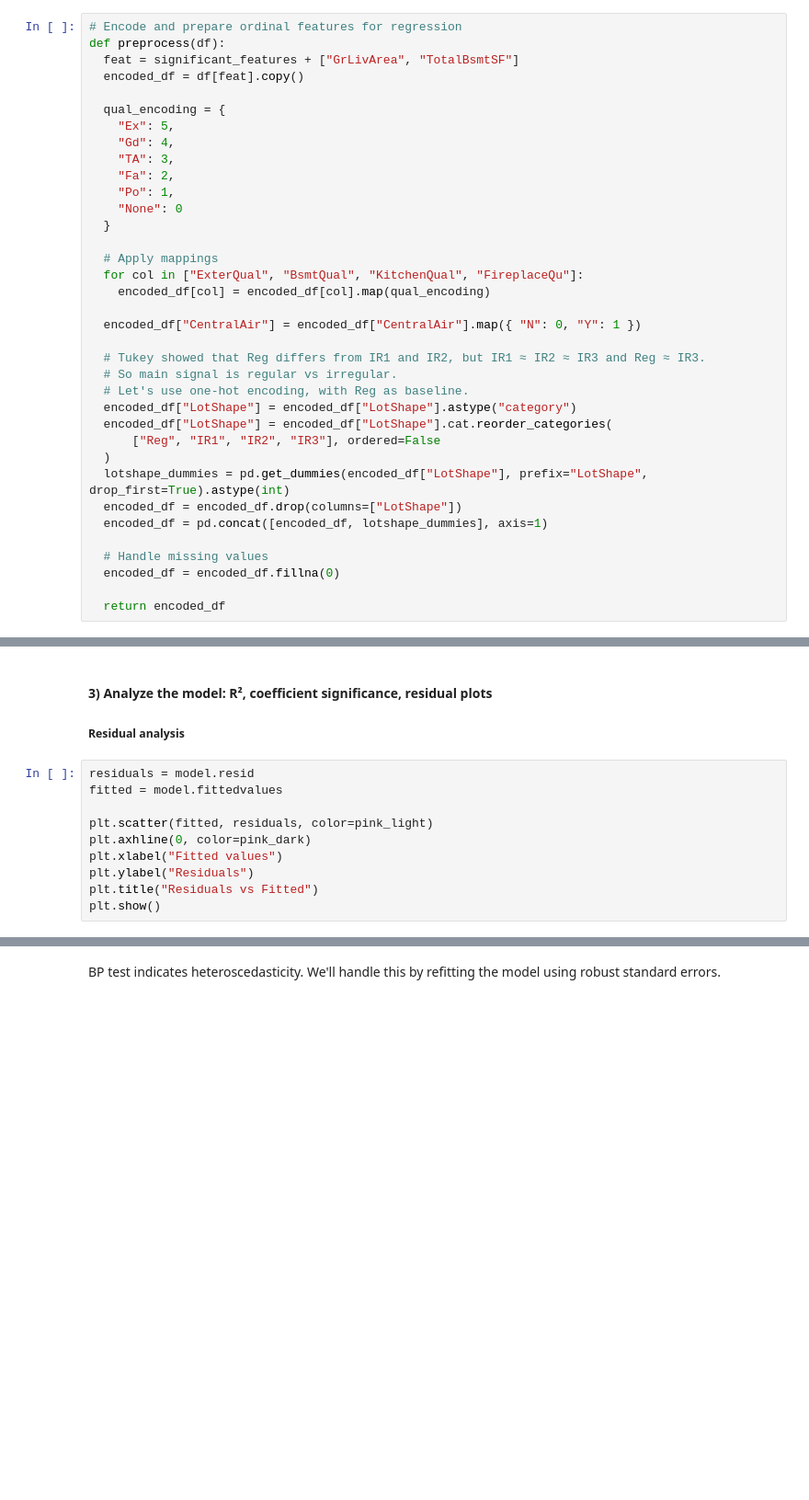
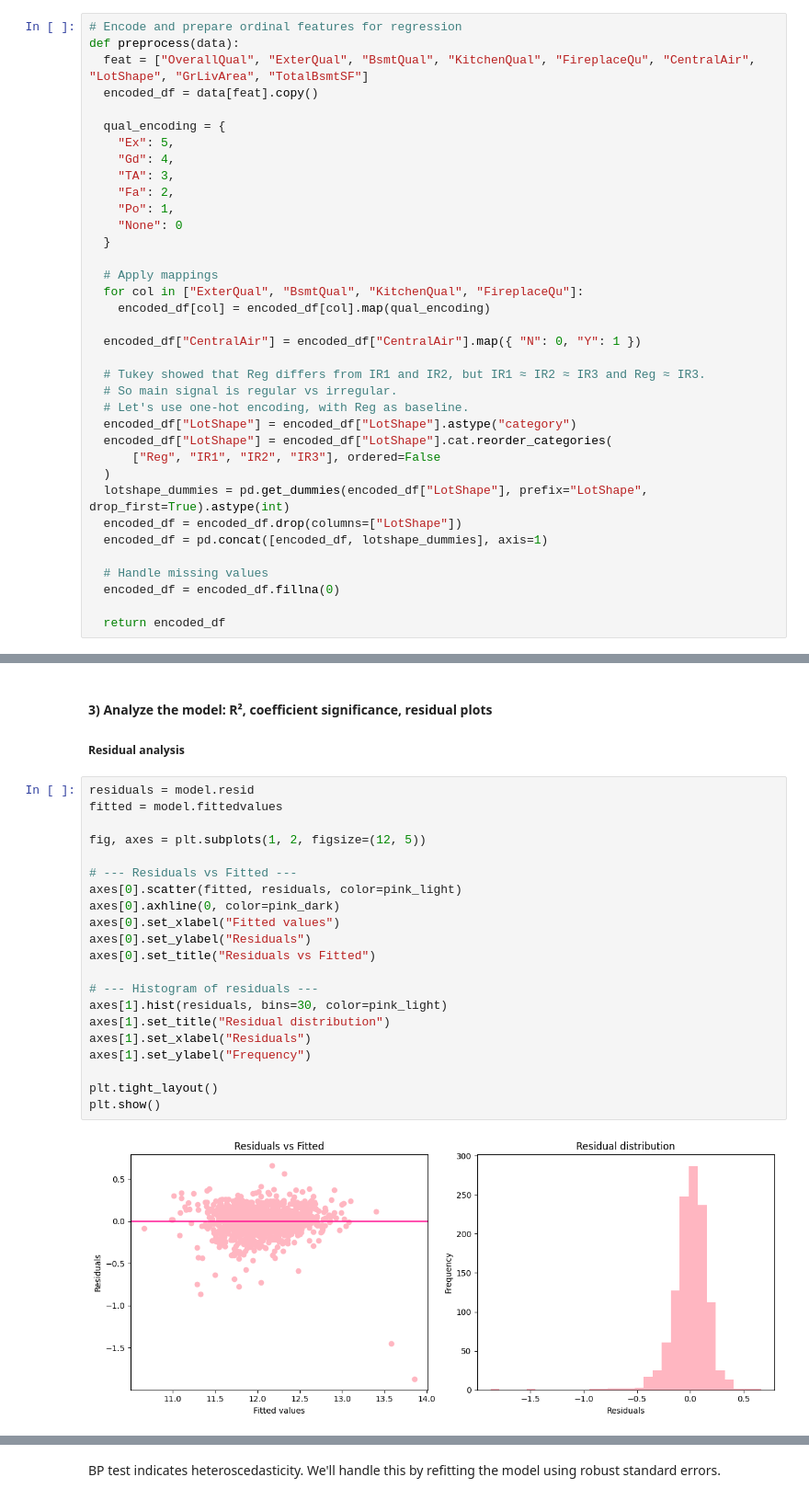
Before and after one commit to em-cd/cstats-project, a Jupyter notebook: project_STUDENTID.ipynb, the cells around one changed output, grey strips where cells are left out. Shown at 92% size. Saved outputs shown, nothing was run; the diff lists cells and outputs as text; blank space fills up the shorter version.

```diff
--- a/project_STUDENTID.ipynb
+++ b/project_STUDENTID.ipynb
@@ -916,9 +1182,9 @@ train_df, test_df = train_test_split(df, test_size=0.2, random_state=42)
 #### 1) Encode ordinal features numerically (map quality levels to integers)
 # %%
 # Encode and prepare ordinal features for regression
-def preprocess(df):
-  feat = significant_features + ["GrLivArea", "TotalBsmtSF"]
-  encoded_df = df[feat].copy()
+def preprocess(data):
+  feat = ["OverallQual", "ExterQual", "BsmtQual", "KitchenQual", "FireplaceQu", "CentralAir", "LotShape", "GrLivArea", "TotalBsmtSF"]
+  encoded_df = data[feat].copy()
 
   qual_encoding = {
     "Ex": 5,
@@ -967,10 +1251,23 @@ print(model.summary())
 # %%
 residuals = model.resid
 fitted = model.fittedvalues
 
-plt.scatter(fitted, residuals, color=pink_light)
-plt.axhline(0, color=pink_dark)
-plt.xlabel("Fitted values")
-plt.ylabel("Residuals")
-plt.title("Residuals vs Fitted")
+fig, axes = plt.subplots(1, 2, figsize=(12, 5))
+
+# --- Residuals vs Fitted ---
+axes[0].scatter(fitted, residuals, color=pink_light)
+axes[0].axhline(0, color=pink_dark)
+axes[0].set_xlabel("Fitted values")
+axes[0].set_ylabel("Residuals")
+axes[0].set_title("Residuals vs Fitted")
+
+# --- Histogram of residuals ---
+axes[1].hist(residuals, bins=30, color=pink_light)
+axes[1].set_title("Residual distribution")
+axes[1].set_xlabel("Residuals")
+axes[1].set_ylabel("Frequency")
+
+plt.tight_layout()
 plt.show()
+# %% [output]
+[figure, added]
```
Also changed, not shown: parts of 35 cells of this notebook.
